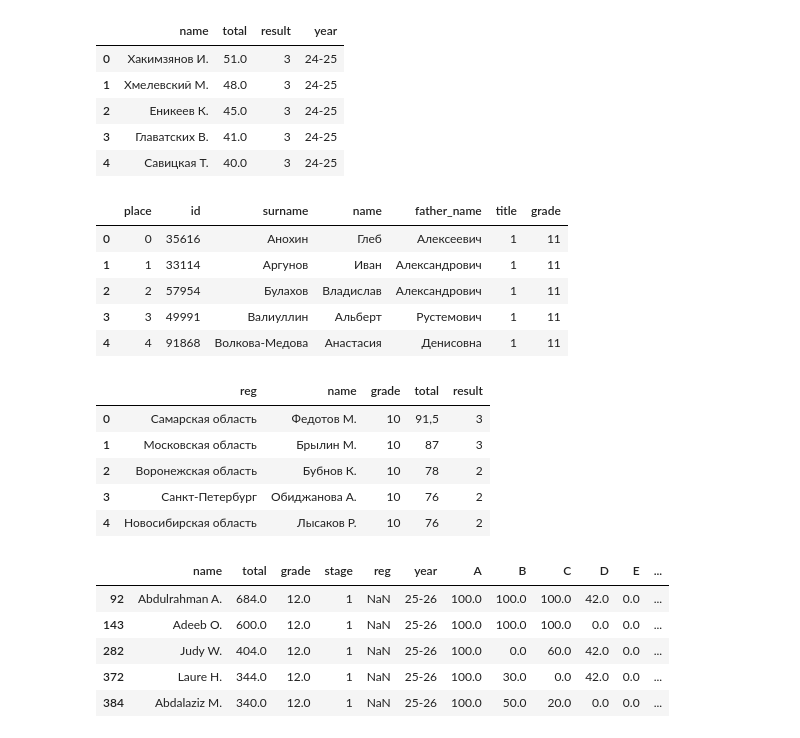
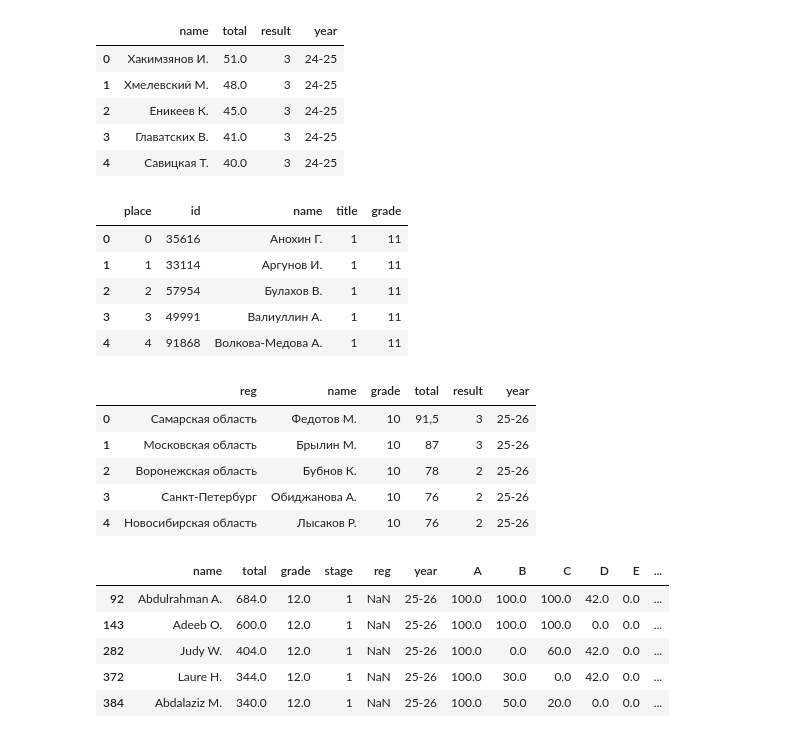
Before and after one commit to VladG00dmanPersonal/LMSH_AI_HACK, a Jupyter notebook: src/Vlad/EDA.ipynb, the cells around one changed output. Drawn from its saved outputs; the diff is of its cells as text; code cells hidden in the pictures.

```diff
--- a/src/Vlad/EDA.ipynb
+++ b/src/Vlad/EDA.ipynb
@@ -1309,23 +1320,25 @@ df_belchonok.head()
 | 3 | Главатских В. | 41.0 | 3 | 24-25 |
 | 4 | Савицкая Т. | 40.0 | 3 | 24-25 |
 # %%
+df_future['name'] = df_future['surname'] + ' ' + df_future['name'].str[0] + '.'
+df_future = df_future.drop(columns=['surname', 'father_name'])
 df_future.head()
 # %% [output]
-|  | place | id | surname | name | father_name | title | grade |
-| 0 | 0 | 35616 | Анохин | Глеб | Алексеевич | 1 | 11 |
-| 1 | 1 | 33114 | Аргунов | Иван | Александрович | 1 | 11 |
-| 2 | 2 | 57954 | Булахов | Владислав | Александрович | 1 | 11 |
-| 3 | 3 | 49991 | Валиуллин | Альберт | Рустемович | 1 | 11 |
-| 4 | 4 | 91868 | Волкова-Медова | Анастасия | Денисовна | 1 | 11 |
+|  | place | id | name | title | grade |
+| 0 | 0 | 35616 | Анохин Г. | 1 | 11 |
+| 1 | 1 | 33114 | Аргунов И. | 1 | 11 |
+| 2 | 2 | 57954 | Булахов В. | 1 | 11 |
+| 3 | 3 | 49991 | Валиуллин А. | 1 | 11 |
+| 4 | 4 | 91868 | Волкова-Медова А. | 1 | 11 |
 # %%
-df_granit_nauki2526.head()
+df_granit_nauki.head()
 # %% [output]
-|  | reg | name | grade | total | result |
-| 0 | Самарская область | Федотов М. | 10 | 91,5 | 3 |
-| 1 | Московская область | Брылин М. | 10 | 87 | 3 |
-| 2 | Воронежская область | Бубнов К. | 10 | 78 | 2 |
-| 3 | Санкт-Петербург | Обиджанова А. | 10 | 76 | 2 |
-| 4 | Новосибирская область | Лысаков Р. | 10 | 76 | 2 |
+|  | reg | name | grade | total | result | year |
+| 0 | Самарская область | Федотов М. | 10 | 91,5 | 3 | 25-26 |
+| 1 | Московская область | Брылин М. | 10 | 87 | 3 | 25-26 |
+| 2 | Воронежская область | Бубнов К. | 10 | 78 | 2 | 25-26 |
+| 3 | Санкт-Петербург | Обиджанова А. | 10 | 76 | 2 | 25-26 |
+| 4 | Новосибирская область | Лысаков Р. | 10 | 76 | 2 | 25-26 |
 # %%
 df_innopolis.head()
 # %% [output]
```
Also changed, not shown: parts of 24 cells of this notebook, 7 other files.
